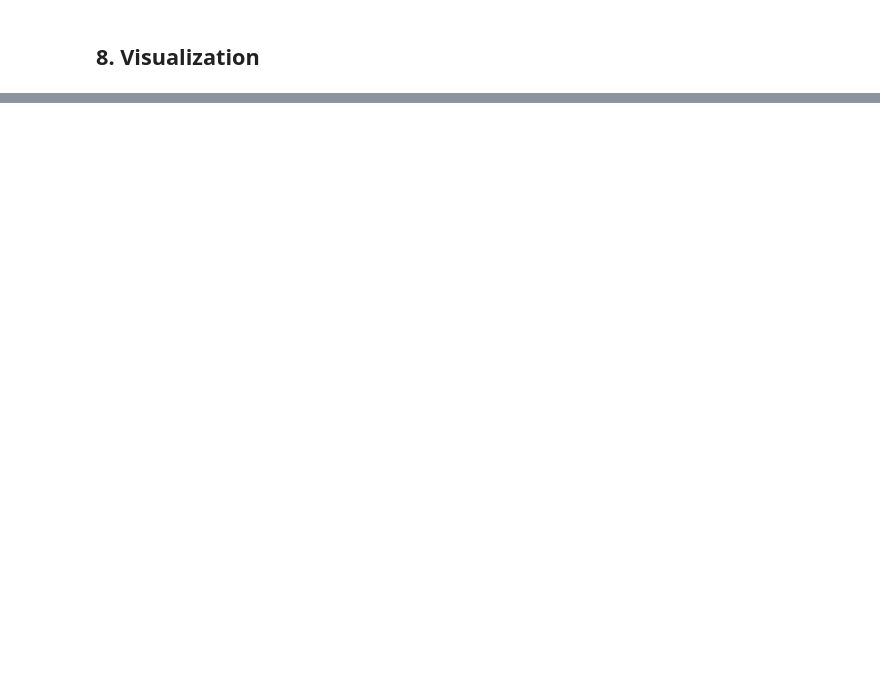
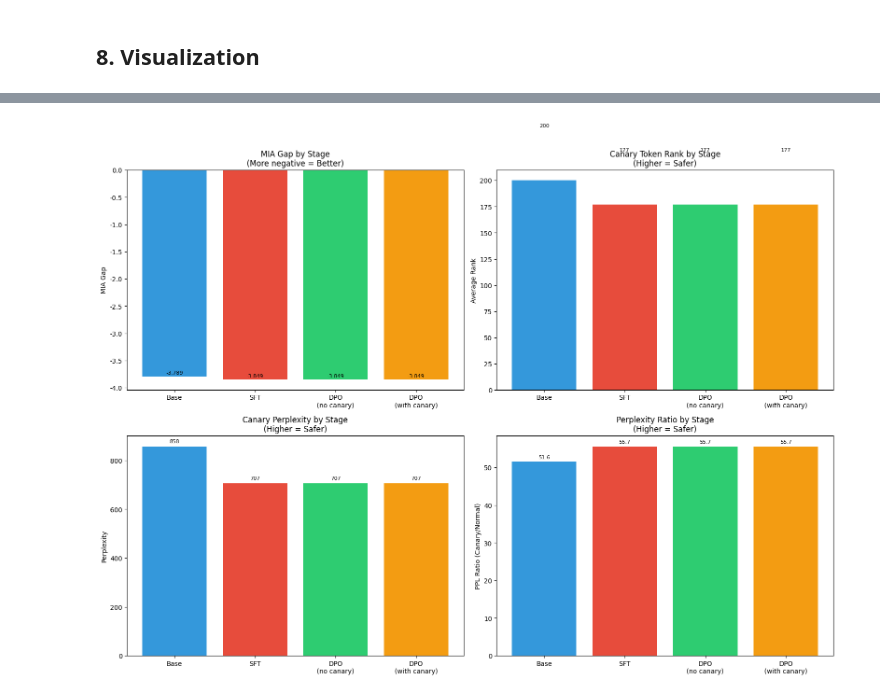
Before and after one commit to csmaxuebin/privacy-audit, a Jupyter notebook: notebooks/05_privacy_audit.ipynb, the cells around one changed output, grey strips where cells are left out. Drawn from its saved outputs; the diff is of its cells as text; code cells hidden in the pictures; blank space fills up the shorter version.

```diff
--- a/notebooks/05_privacy_audit.ipynb
+++ b/notebooks/05_privacy_audit.ipynb
@@ -139,0 +78,9 @@ models = {
+# %%
+# Four-stage model configuration
+# (base_model_path, adapter_path_or_None)
+STAGES = {
+    "Stage0_Base": (BASE_MODEL_NAME, None),
+    "Stage1_SFT": (BASE_MODEL_NAME, PATHS["sft"]),
+    "Stage2a_DPO_NoCanary": (BASE_MODEL_NAME, PATHS["dpo_no_canary"]),
+    "Stage2b_DPO_WithCanary": (BASE_MODEL_NAME, PATHS["dpo_with_canary"]),
+}
@@ -141,16 +132,16 @@ models = {
 ## 3. Load Data
 # %%
 # Load canaries
-with open(CANARY_FILE) as f:
+with open(PATHS["canary_file"]) as f:
     canaries = [l.strip() for l in f if l.strip()]
 print(f"Loaded {len(canaries)} canaries")
 
 # Load normal texts (non-canary)
-with open(WIKI_FILE) as f:
+with open(PATHS["wiki_file"]) as f:
     normal_texts = []
     for line in f:
         text = json.loads(line)["text"]
-        if "CANARY" not in text:
+        if "CANARY" not in text and "RARE_" not in text and "STRUCT_ID" not in text:
             normal_texts.append(text)
         if len(normal_texts) >= len(canaries):
             break
@@ -353,0 +322,65 @@ Plots saved to privacy_audit_plots.png
+# %%
+import matplotlib.pyplot as plt
+import numpy as np
+
+plt.rcParams['font.sans-serif'] = ['Arial Unicode MS', 'SimHei', 'DejaVu Sans']
+plt.rcParams['axes.unicode_minus'] = False
+
+fig, axes = plt.subplots(2, 2, figsize=(16, 12))
+
+stages = df["Stage"].tolist()
+x = np.arange(len(stages))
+labels = ["Base", "SFT", "DPO\n(no canary)", "DPO\n(with canary)"]
+colors = ["#3498db", "#e74c3c", "#2ecc71", "#f39c12"]
+
+# 1. MIA Gap
+ax1 = axes[0, 0]
+bars1 = ax1.bar(x, df["MIA_Gap"], color=colors)
+ax1.set_xticks(x)
+ax1.set_xticklabels(labels)
+ax1.set_ylabel("MIA Gap")
+ax1.set_title("MIA Gap by Stage\n(More negative = Better)")
+ax1.axhline(y=0, color='gray', linestyle='--', alpha=0.5)
+for bar, val in zip(bars1, df["MIA_Gap"]):
+    ax1.text(bar.get_x() + bar.get_width()/2, bar.get_height() + 0.02,
+            f'{val:.3f}', ha='center', va='bottom', fontsize=8)
+
+# 2. Average Rank
+ax2 = axes[0, 1]
+bars2 = ax2.bar(x, df["Avg_Rank"], color=colors)
+ax2.set_xticks(x)
+ax2.set_xticklabels(labels)
+ax2.set_ylabel("Average Rank")
+ax2.set_title("Canary Token Rank by Stage\n(Higher = Safer)")
+for bar, val in zip(bars2, df["Avg_Rank"]):
+    ax2.text(bar.get_x() + bar.get_width()/2, bar.get_height() + 50,
+            f'{val:.0f}', ha='center', va='bottom', fontsize=8)
+
+# 3. Canary Perplexity
+ax3 = axes[1, 0]
+bars3 = ax3.bar(x, df["Canary_PPL"], color=colors)
+ax3.set_xticks(x)
+ax3.set_xticklabels(labels)
+ax3.set_ylabel("Perplexity")
+ax3.set_title("Canary Perplexity by Stage\n(Higher = Safer)")
+for bar, val in zip(bars3, df["Canary_PPL"]):
+    ax3.text(bar.get_x() + bar.get_width()/2, bar.get_height() + 10,
+            f'{val:.0f}', ha='center', va='bottom', fontsize=8)
+
+# 4. PPL Ratio
+ax4 = axes[1, 1]
+bars4 = ax4.bar(x, df["PPL_Ratio"], color=colors)
+ax4.set_xticks(x)
+ax4.set_xticklabels(labels)
+ax4.set_ylabel("PPL Ratio (Canary/Normal)")
+ax4.set_title("Perplexity Ratio by Stage\n(Higher = Safer)")
+for bar, val in zip(bars4, df["PPL_Ratio"]):
+    ax4.text(bar.get_x() + bar.get_width()/2, bar.get_height() + 0.5,
+            f'{val:.1f}', ha='center', va='bottom', fontsize=8)
+
+plt.tight_layout()
+plt.savefig("reports/privacy_audit_4stage.png", dpi=150, bbox_inches='tight')
+plt.show()
+print("Chart saved to reports/privacy_audit_4stage.png")
+# %% [output]
+[figure, added]
```
Also changed, not shown: parts of 20 cells of this notebook, 25 other files.
